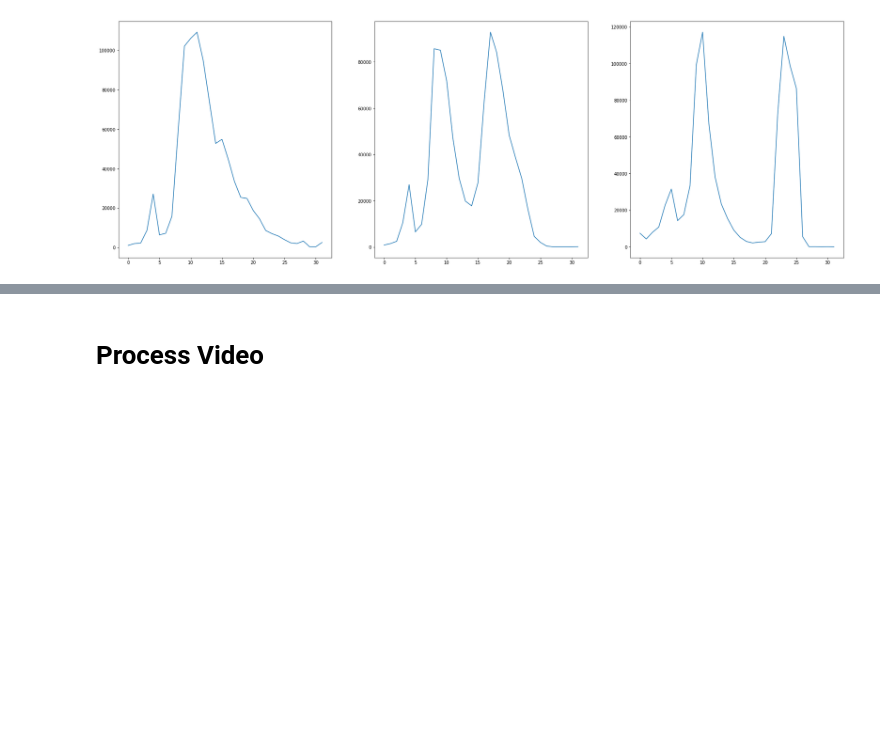
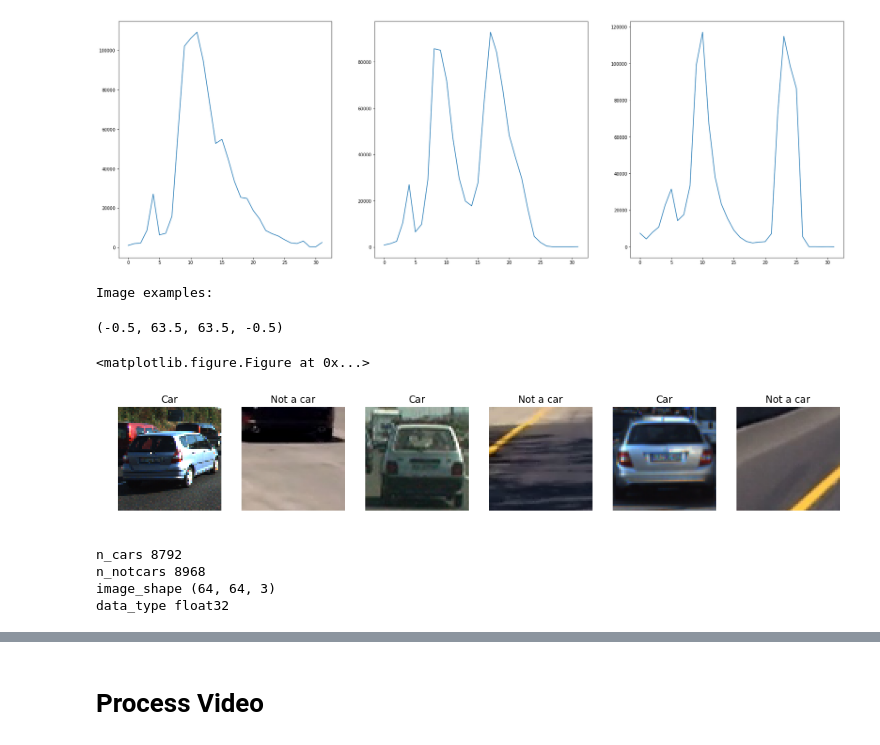
Before and after one commit to bgcarvalho/CarND-Term1-P5, a Jupyter notebook: Notebook.ipynb, the cells around one changed output, grey strips where cells are left out. Cells and saved outputs as stored; diff of their text form; code cells hidden in the pictures; blank space fills up the shorter version.

Commit message:
image pipeline got better

```diff
--- a/Notebook.ipynb
+++ b/Notebook.ipynb
@@ -409,3 +575,64 @@ axs[2].plot(bhist[0])
 [<matplotlib.lines.Line2D at 0x...>]
 <matplotlib.figure.Figure at 0x...>
 [figure]
+# %%
+notcarsfiles = glob.glob('non-vehicles/*/*.png')
+carsfiles = glob.glob('vehicles/*/*.png')
+
+rand_carnot = np.random.randint(0, len(notcarsfiles))
+rand_caryes = np.random.randint(0, len(carsfiles))
+
+example_car = mpimg.imread(cars[rand_caryes])
+example_not = mpimg.imread(notcars[rand_carnot])
+
+print('Image examples:')
+
+f = plt.figure();
+#plt.axis('off')
+fig, axs = plt.subplots(1, 6, figsize=(16, 8));
+axs[0].imshow(example_car);
+axs[0].set_title('Car');
+axs[0].axis('off')
+axs[1].imshow(example_not);
+axs[1].set_title('Not a car');
+axs[1].axis('off')
+
+rand_carnot = np.random.randint(0, len(notcarsfiles))
+rand_caryes = np.random.randint(0, len(carsfiles))
+
+example_car = mpimg.imread(cars[rand_caryes])
+example_not = mpimg.imread(notcars[rand_carnot])
+
+axs[2].imshow(example_car);
+axs[2].set_title('Car');
+axs[2].axis('off')
+axs[3].imshow(example_not);
+axs[3].set_title('Not a car');
+axs[3].axis('off')
+
+rand_carnot = np.random.randint(0, len(notcarsfiles))
+rand_caryes = np.random.randint(0, len(carsfiles))
+
+example_car = mpimg.imread(cars[rand_caryes])
+example_not = mpimg.imread(notcars[rand_carnot])
+
+axs[4].imshow(example_car);
+axs[4].set_title('Car');
+axs[4].axis('off')
+axs[5].imshow(example_not);
+axs[5].set_title('Not a car');
+axs[5].axis('off')
+# %% [output]
+Image examples:
+(-0.5, 63.5, 63.5, -0.5)
+<matplotlib.figure.Figure at 0x...>
+[figure, added]
+# %%
+datainsp = inspect_data(carsfiles, notcarsfiles)
+for (k, d) in datainsp.items():
+    print(k, d)
+# %% [output]
+n_cars 8792
+n_notcars 8968
+image_shape (64, 64, 3)
+data_type float32
```
Also changed, not shown: parts of 18 cells of this notebook, 1 other file.
